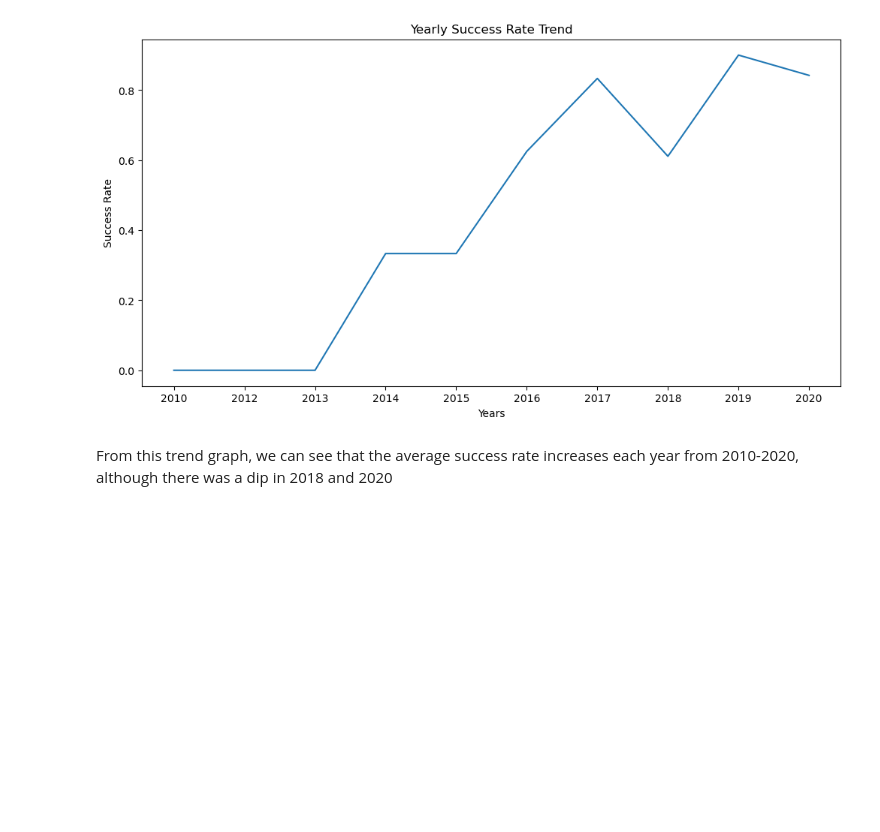
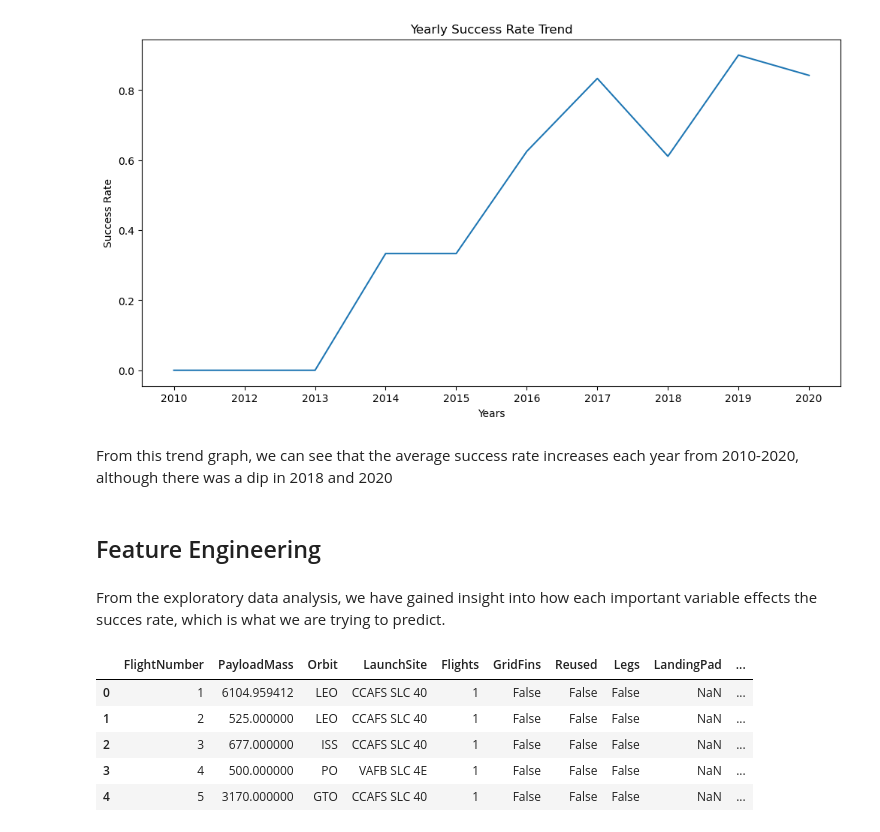
Before and after one commit to restjohnson/spaceX_landing_analysis, a Jupyter notebook: eda.ipynb, the cells around one changed output. Drawn from its saved outputs; the diff is of its cells as text; code cells hidden in the pictures; blank space fills up the shorter version.

Commit message:
performed feature engineering

```diff
--- a/eda.ipynb
+++ b/eda.ipynb
@@ -109,3 +109,17 @@ plt.show()
 [figure]
 # %% [markdown]
 From this trend graph, we can see that the average success rate increases each year from 2010-2020, although there was a dip in 2018 and 2020
+# %% [markdown]
+## Feature Engineering
+# %% [markdown]
+From the exploratory data analysis, we have gained insight into how each important variable effects the succes rate, which is what we are trying to predict.
+# %%
+features = df[['FlightNumber', 'PayloadMass', 'Orbit', 'LaunchSite', 'Flights', 'GridFins', 'Reused', 'Legs', 'LandingPad', 'Block', 'ReusedCount', 'Serial']]
+features.head()
+# %% [output]
+|  | FlightNumber | PayloadMass | Orbit | LaunchSite | Flights | GridFins | Reused | Legs | LandingPad | ... |
+| 0 | 1 | 6104.959412 | LEO | CCAFS SLC 40 | 1 | False | False | False | NaN | ... |
+| 1 | 2 | 525.000000 | LEO | CCAFS SLC 40 | 1 | False | False | False | NaN | ... |
+| 2 | 3 | 677.000000 | ISS | CCAFS SLC 40 | 1 | False | False | False | NaN | ... |
+| 3 | 4 | 500.000000 | PO | VAFB SLC 4E | 1 | False | False | False | NaN | ... |
+| 4 | 5 | 3170.000000 | GTO | CCAFS SLC 40 | 1 | False | False | False | NaN | ... |
```
Also changed, not shown: parts of 6 cells of this notebook, 1 other file.
